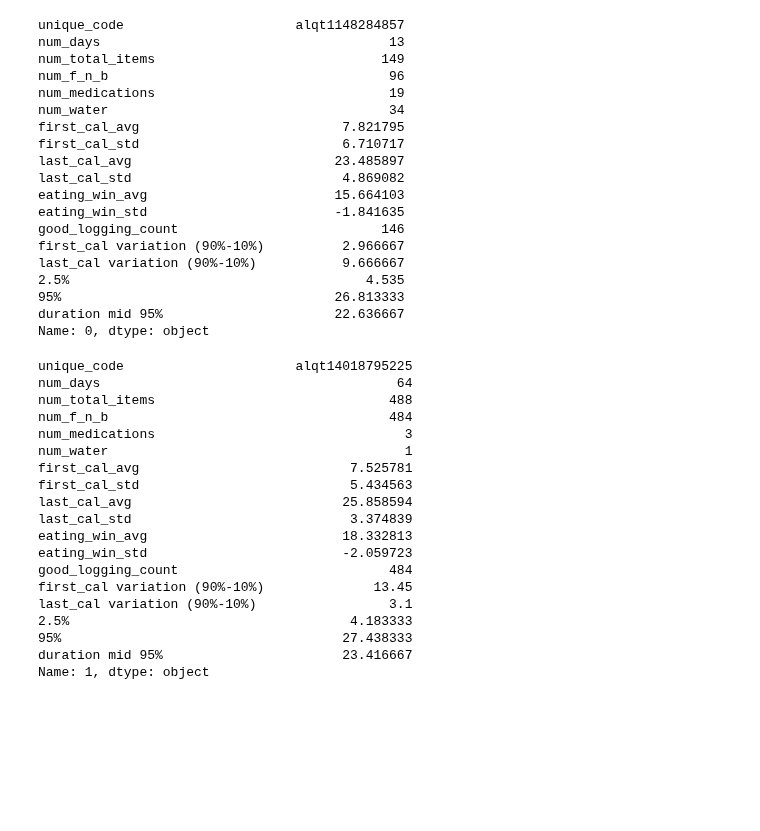
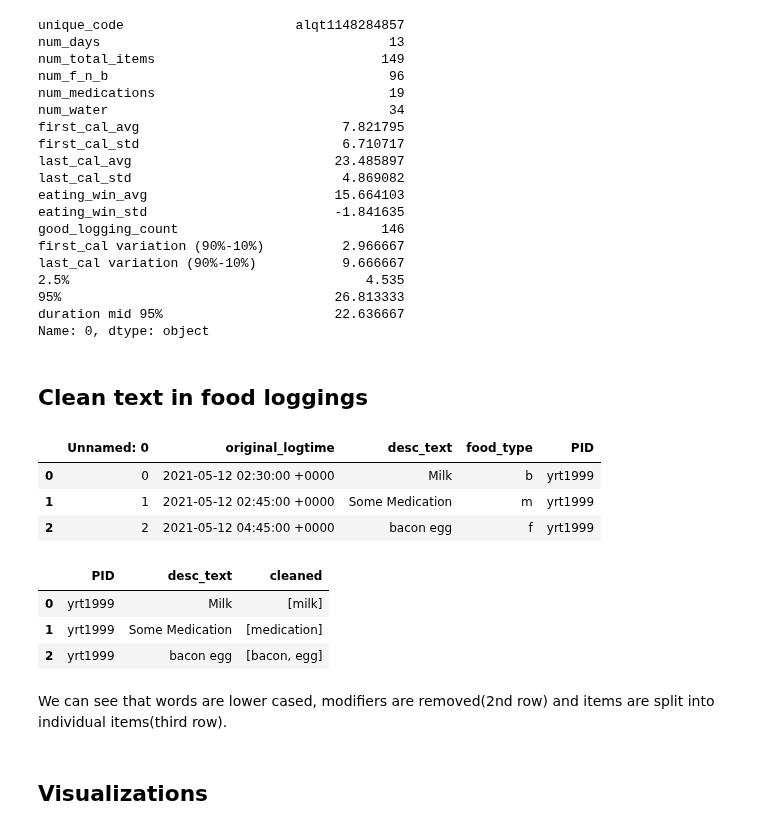
Before and after one commit to tktran11/treets, a Jupyter notebook: index.ipynb, the cells around one changed output. Cells and saved outputs as stored; diff of their text form; code cells hidden in the pictures; blank space fills up the shorter version.

```diff
--- a/index.ipynb
+++ b/index.ipynb
@@ -153,25 +139,25 @@ last_cal variation (90%-10%)           9.666667
 95%                                   26.813333
 duration mid 95%                      22.636667
 Name: 0, dtype: object
-# %%
-df.iloc[1]
-# %% [output]
-unique_code                      alqt14018795225
-num_days                                      64
-num_total_items                              488
-num_f_n_b                                    484
-num_medications                                3
-num_water                                      1
-first_cal_avg                           7.525781
-first_cal_std                           5.434563
-last_cal_avg                           25.858594
-last_cal_std                            3.374839
-eating_win_avg                         18.332813
-eating_win_std                         -2.059723
-good_logging_count                           484
-first_cal variation (90%-10%)              13.45
-last_cal variation (90%-10%)                 3.1
-2.5%                                    4.183333
-95%                                    27.438333
-duration mid 95%                       23.416667
-Name: 1, dtype: object
+# %% [markdown]
+## Clean text in food loggings
+# %%
+# import the dataset
+df = treets.file_loader('data/col_test_data/yrt*')
+df.head(3)
+# %% [output]
+|  | Unnamed: 0 | original_logtime | desc_text | food_type | PID |
+| 0 | 0 | 2021-05-12 02:30:00 +0000 | Milk | b | yrt1999 |
+| 1 | 1 | 2021-05-12 02:45:00 +0000 | Some Medication | m | yrt1999 |
+| 2 | 2 | 2021-05-12 04:45:00 +0000 | bacon egg | f | yrt1999 |
+# %%
+treets.clean_loggings(df, 'desc_text', 'PID').head(3)
+# %% [output]
+|  | PID | desc_text | cleaned |
+| 0 | yrt1999 | Milk | [milk] |
+| 1 | yrt1999 | Some Medication | [medication] |
+| 2 | yrt1999 | bacon egg | [bacon, egg] |
+# %% [markdown]
+We can see that words are lower cased, modifiers are removed(2nd row) and items are split into individual items(third row).
+# %% [markdown]
+## Visualizations
```
Also changed, not shown: parts of 19 cells of this notebook, 9 other files.
